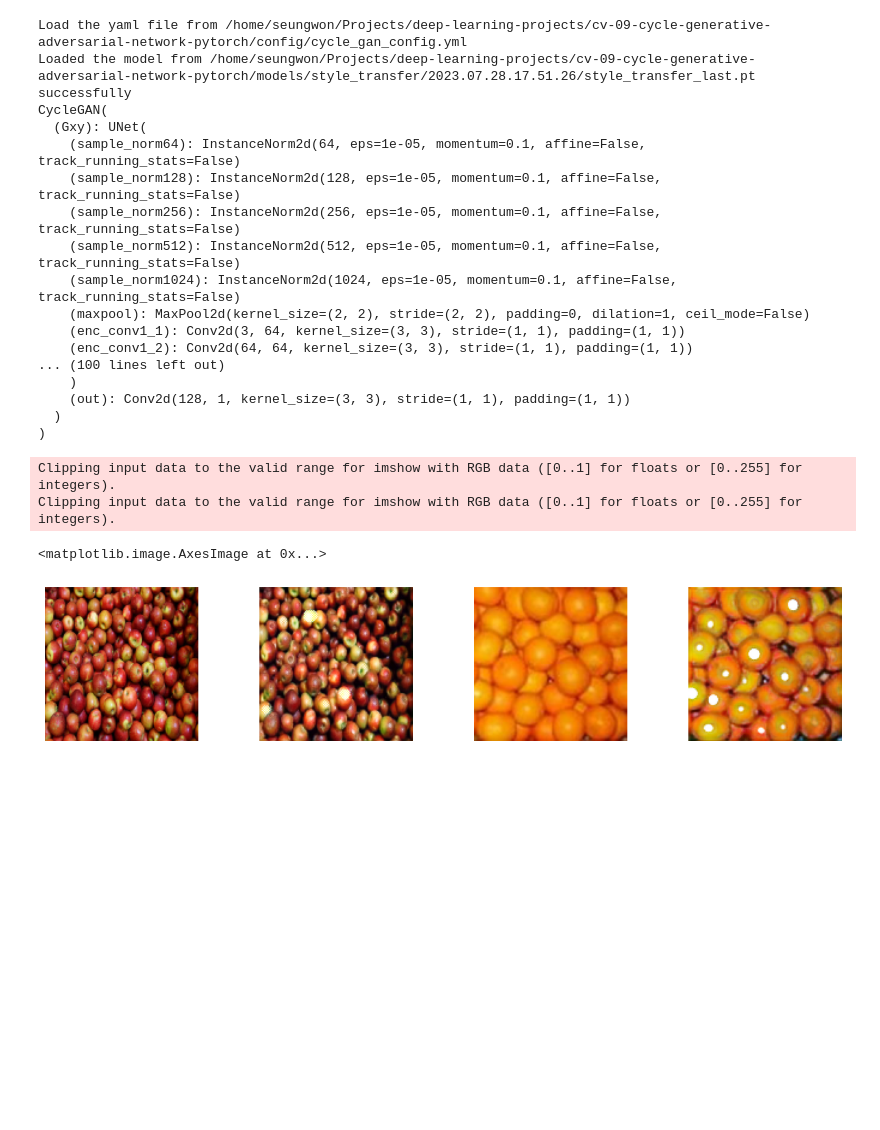
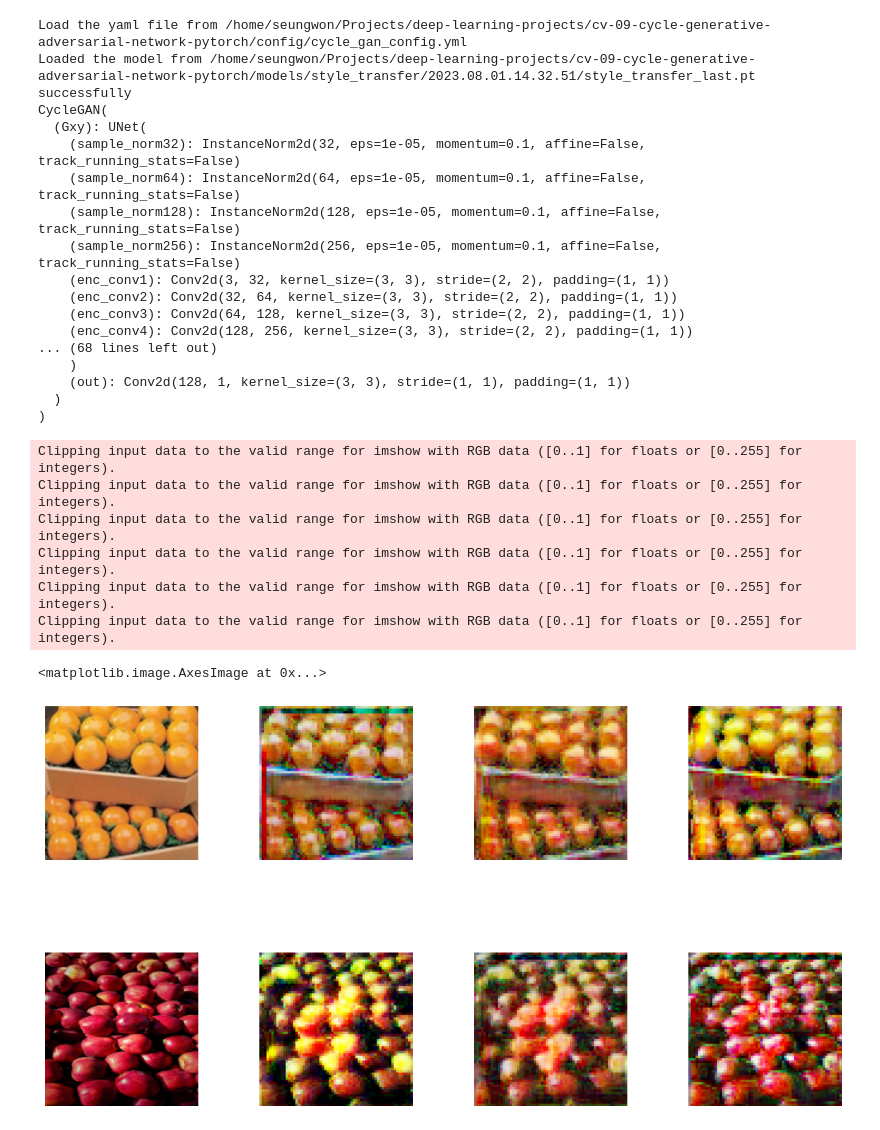
Before and after one commit to dodoseung/cycle-generative-adversarial-network-pytorch, a Jupyter notebook: cycle_gan_visualization.ipynb, the cells around one changed output. Saved outputs shown, nothing was run; the diff lists cells and outputs as text; code cells hidden in the pictures; blank space fills up the shorter version.

```diff
--- a/cycle_gan_visualization.ipynb
+++ b/cycle_gan_visualization.ipynb
@@ -23,22 +23,22 @@ model = CycleGAN(gen_input_dim=config['model']['gen_input_dim'], gen_output_dim=
                  dis_conv_kernels=config['model']['dis_conv_kernels'], dis_conv_strides=config['model']['dis_conv_strides'],
                  dis_conv_pads=config['model']['dis_conv_pads'], dis_norm=config['model']['dis_norm']).to(device)
 
-model, _, _, _ = load_model('/home/seungwon/Projects/deep-learning-projects/cv-09-cycle-generative-adversarial-network-pytorch/models/style_transfer/2023.07.28.17.51.26/style_transfer_last.pt', model)
+model, _, _, _ = load_model('/home/seungwon/Projects/deep-learning-projects/cv-09-cycle-generative-adversarial-network-pytorch/models/style_transfer/2023.08.01.14.32.51/style_transfer_last.pt', model)
 print(model)
 # %% [output]
 Load the yaml file from /home/seungwon/Projects/deep-learning-projects/cv-09-cycle-generative-adversarial-network-pytorch/config/cycle_gan_config.yml
-Loaded the model from /home/seungwon/Projects/deep-learning-projects/cv-09-cycle-generative-adversarial-network-pytorch/models/style_transfer/2023.07.28.17.51.26/style_transfer_last.pt successfully
+Loaded the model from /home/seungwon/Projects/deep-learning-projects/cv-09-cycle-generative-adversarial-network-pytorch/models/style_transfer/2023.08.01.14.32.51/style_transfer_last.pt successfully
 CycleGAN(
   (Gxy): UNet(
+    (sample_norm32): InstanceNorm2d(32, eps=1e-05, momentum=0.1, affine=False, track_running_stats=False)
     (sample_norm64): InstanceNorm2d(64, eps=1e-05, momentum=0.1, affine=False, track_running_stats=False)
     (sample_norm128): InstanceNorm2d(128, eps=1e-05, momentum=0.1, affine=False, track_running_stats=False)
     (sample_norm256): InstanceNorm2d(256, eps=1e-05, momentum=0.1, affine=False, track_running_stats=False)
-    (sample_norm512): InstanceNorm2d(512, eps=1e-05, momentum=0.1, affine=False, track_running_stats=False)
-    (sample_norm1024): InstanceNorm2d(1024, eps=1e-05, momentum=0.1, affine=False, track_running_stats=False)
-    (maxpool): MaxPool2d(kernel_size=(2, 2), stride=(2, 2), padding=0, dilation=1, ceil_mode=False)
-    (enc_conv1_1): Conv2d(3, 64, kernel_size=(3, 3), stride=(1, 1), padding=(1, 1))
-    (enc_conv1_2): Conv2d(64, 64, kernel_size=(3, 3), stride=(1, 1), padding=(1, 1))
-... (100 lines left out)
+    (enc_conv1): Conv2d(3, 32, kernel_size=(3, 3), stride=(2, 2), padding=(1, 1))
+    (enc_conv2): Conv2d(32, 64, kernel_size=(3, 3), stride=(2, 2), padding=(1, 1))
+    (enc_conv3): Conv2d(64, 128, kernel_size=(3, 3), stride=(2, 2), padding=(1, 1))
+    (enc_conv4): Conv2d(128, 256, kernel_size=(3, 3), stride=(2, 2), padding=(1, 1))
+... (68 lines left out)
     )
     (out): Conv2d(128, 1, kernel_size=(3, 3), stride=(1, 1), padding=(1, 1))
   )
@@ -46,42 +46,66 @@ CycleGAN(
 # %%
 # Set the transform
 transform = transforms.Compose([transforms.ToTensor(),
                                 transforms.Resize(config['data']['img_size'])])
 # Set the data
-imgA = plt.imread('images/apple.jpg')
+imgA = plt.imread('images/orange.jpg')
 imgA = transform(imgA)
 imgA = imgA.to(device)
 
-imgB = plt.imread('images/orange.jpg')
+imgB = plt.imread('images/apple.jpg')
 imgB = transform(imgB)
 imgB = imgB.to(device)
 
 np.random.seed(777)
-
-fig = plt.figure(figsize=(15, 3))
+fig = plt.figure(figsize=(15, 8))
 fig.subplots_adjust(hspace=0.4, wspace=0.4)
 model.eval()
 
-genA = model.Gyx(imgB.unsqueeze(dim=0))
-genB = model.Gxy(imgA.unsqueeze(dim=0))
-
-sub = fig.add_subplot(1, 4, 1)
+# Image A
+sub = fig.add_subplot(2, 4, 1)
 sub.axis('off')
 sub.imshow(imgA.permute(1, 2, 0).cpu().detach().numpy())
 
-sub = fig.add_subplot(1, 4, 2)
+sub = fig.add_subplot(2, 4, 2)
 sub.axis('off')
-sub.imshow(genB.squeeze(0).permute(1, 2, 0).cpu().detach().numpy())
+img = model.Gxy(imgA.unsqueeze(dim=0))
+sub.imshow(img.squeeze(0).permute(1, 2, 0).cpu().detach().numpy())
 
-sub = fig.add_subplot(1, 4, 3)
+sub = fig.add_subplot(2, 4, 3)
+sub.axis('off')
+img = model.Gyx(model.Gxy(imgA.unsqueeze(dim=0)))
+sub.imshow(img.squeeze(0).permute(1, 2, 0).cpu().detach().numpy())
+
+sub = fig.add_subplot(2, 4, 4)
+sub.axis('off')
+img = model.Gyx(imgA.unsqueeze(dim=0))
+sub.imshow(img.squeeze(0).permute(1, 2, 0).cpu().detach().numpy())
+
+# Image B
+sub = fig.add_subplot(2, 4, 5)
 sub.axis('off')
 sub.imshow(imgB.permute(1, 2, 0).cpu().detach().numpy())
 
-sub = fig.add_subplot(1, 4, 4)
+sub = fig.add_subplot(2, 4, 6)
 sub.axis('off')
-sub.imshow(genA.squeeze(0).permute(1, 2, 0).cpu().detach().numpy())
+img = model.Gyx(imgB.unsqueeze(dim=0))
+sub.imshow(img.squeeze(0).permute(1, 2, 0).cpu().detach().numpy())
+
+sub = fig.add_subplot(2, 4, 7)
+sub.axis('off')
+img = model.Gxy(model.Gyx(imgB.unsqueeze(dim=0)))
+sub.imshow(img.squeeze(0).permute(1, 2, 0).cpu().detach().numpy())
+
+sub = fig.add_subplot(2, 4, 8)
+sub.axis('off')
+img = model.Gxy(imgB.unsqueeze(dim=0))
+sub.imshow(img.squeeze(0).permute(1, 2, 0).cpu().detach().numpy())
 # %% [output]
 Clipping input data to the valid range for imshow with RGB data ([0..1] for floats or [0..255] for integers).
 Clipping input data to the valid range for imshow with RGB data ([0..1] for floats or [0..255] for integers).
+Clipping input data to the valid range for imshow with RGB data ([0..1] for floats or [0..255] for integers).
+Clipping input data to the valid range for imshow with RGB data ([0..1] for floats or [0..255] for integers).
+Clipping input data to the valid range for imshow with RGB data ([0..1] for floats or [0..255] for integers).
+Clipping input data to the valid range for imshow with RGB data ([0..1] for floats or [0..255] for integers).
 <matplotlib.image.AxesImage at 0x...>
-[figure, old version]
+[figure, new version]
```
Also changed, not shown: 5 other files.
